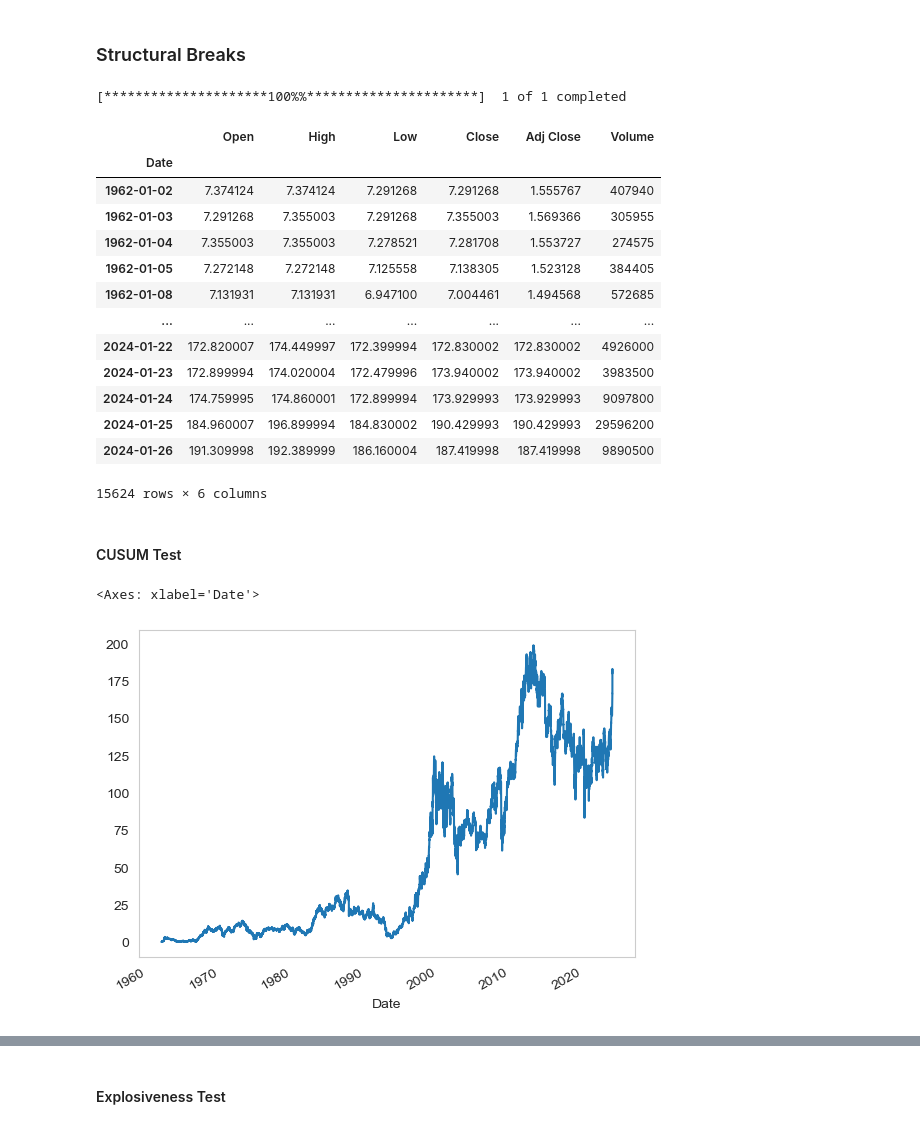
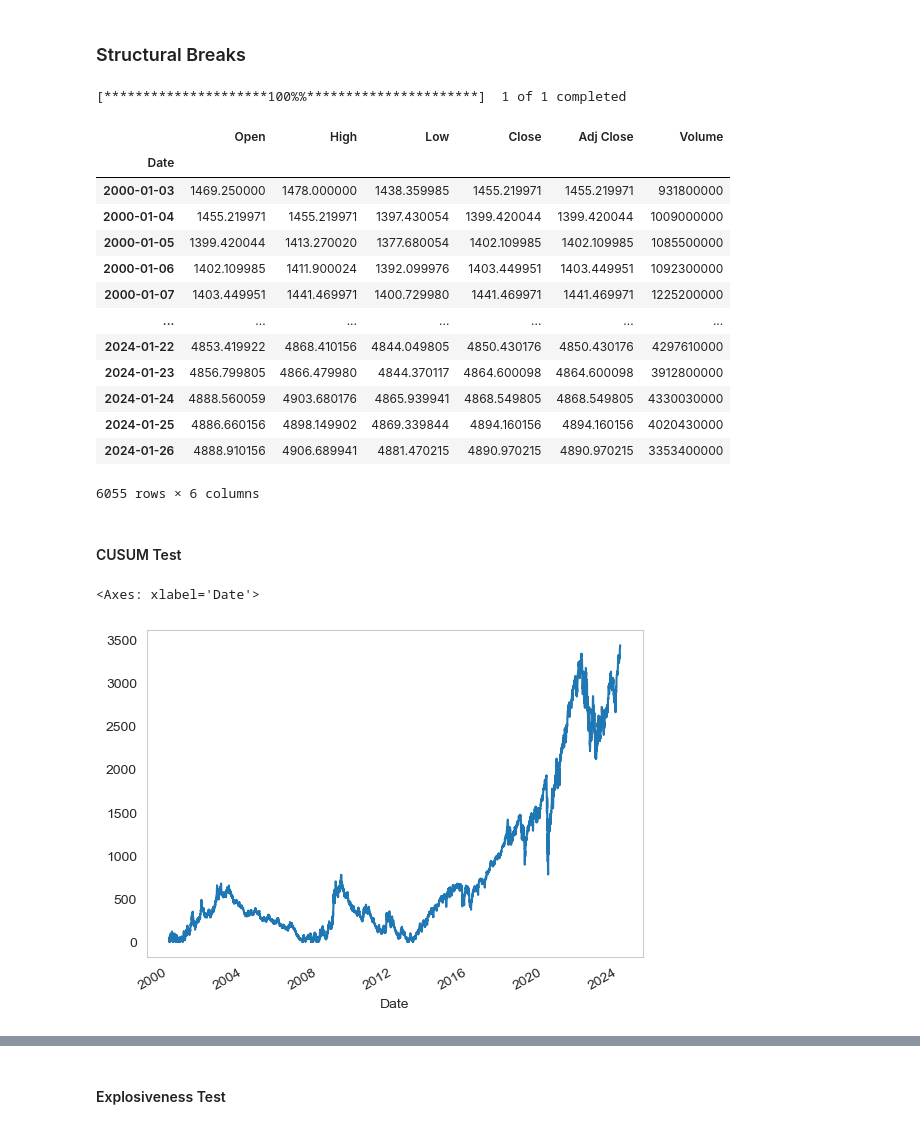
Before and after one commit to Tommylee1013/FinancialMachineLearning, a Jupyter notebook: Advances in Financial Machine Learning/Chap17StructuralBreaks.ipynb, the cells around one changed output, grey strips where cells are left out. Saved outputs shown, nothing was run; the diff lists cells and outputs as text; code cells hidden in the pictures.

```diff
--- a/Advances in Financial Machine Learning/Chap17StructuralBreaks.ipynb
+++ b/Advances in Financial Machine Learning/Chap17StructuralBreaks.ipynb
@@ -9,27 +9,27 @@ from FinancialMachineLearning.regime_change.supremum_adf import *
 from FinancialMachineLearning.regime_change.cusum_test import *
 from FinancialMachineLearning.regime_change.chow_type import *
 # %%
-start_date = '1962-01-01'
+start_date = '2000-01-01'
 end_date = '2024-01-29'
-ticker = 'IBM'
+ticker = '^GSPC'
 data = yf.download(ticker, start = start_date, end = end_date)
 data
 # %% [output]
 [*********************100%%**********************]  1 of 1 completed
 |  | Open | High | Low | Close | Adj Close | Volume |
 | Date |  |  |  |  |  |  |
-| 1962-01-02 | 7.374124 | 7.374124 | 7.291268 | 7.291268 | 1.555767 | 407940 |
-| 1962-01-03 | 7.291268 | 7.355003 | 7.291268 | 7.355003 | 1.569366 | 305955 |
-| 1962-01-04 | 7.355003 | 7.355003 | 7.278521 | 7.281708 | 1.553727 | 274575 |
-| 1962-01-05 | 7.272148 | 7.272148 | 7.125558 | 7.138305 | 1.523128 | 384405 |
-| 1962-01-08 | 7.131931 | 7.131931 | 6.947100 | 7.004461 | 1.494568 | 572685 |
+| 2000-01-03 | 1469.250000 | 1478.000000 | 1438.359985 | 1455.219971 | 1455.219971 | 931800000 |
+| 2000-01-04 | 1455.219971 | 1455.219971 | 1397.430054 | 1399.420044 | 1399.420044 | 1009000000 |
+| 2000-01-05 | 1399.420044 | 1413.270020 | 1377.680054 | 1402.109985 | 1402.109985 | 1085500000 |
+| 2000-01-06 | 1402.109985 | 1411.900024 | 1392.099976 | 1403.449951 | 1403.449951 | 1092300000 |
+| 2000-01-07 | 1403.449951 | 1441.469971 | 1400.729980 | 1441.469971 | 1441.469971 | 1225200000 |
 | ... | ... | ... | ... | ... | ... | ... |
-| 2024-01-22 | 172.820007 | 174.449997 | 172.399994 | 172.830002 | 172.830002 | 4926000 |
-| 2024-01-23 | 172.899994 | 174.020004 | 172.479996 | 173.940002 | 173.940002 | 3983500 |
-| 2024-01-24 | 174.759995 | 174.860001 | 172.899994 | 173.929993 | 173.929993 | 9097800 |
-| 2024-01-25 | 184.960007 | 196.899994 | 184.830002 | 190.429993 | 190.429993 | 29596200 |
-| 2024-01-26 | 191.309998 | 192.389999 | 186.160004 | 187.419998 | 187.419998 | 9890500 |
+| 2024-01-22 | 4853.419922 | 4868.410156 | 4844.049805 | 4850.430176 | 4850.430176 | 4297610000 |
+| 2024-01-23 | 4856.799805 | 4866.479980 | 4844.370117 | 4864.600098 | 4864.600098 | 3912800000 |
+| 2024-01-24 | 4888.560059 | 4903.680176 | 4865.939941 | 4868.549805 | 4868.549805 | 4330030000 |
+| 2024-01-25 | 4886.660156 | 4898.149902 | 4869.339844 | 4894.160156 | 4894.160156 | 4020430000 |
+| 2024-01-26 | 4888.910156 | 4906.689941 | 4881.470215 | 4890.970215 | 4890.970215 | 3353400000 |
-15624 rows × 6 columns
+6055 rows × 6 columns
 # %% [markdown]
 #### CUSUM Test
 # %%
@@ -41,7 +41,7 @@ get_values_diff(
 ).plot(grid = False)
 # %% [output]
 <Axes: xlabel='Date'>
-[figure, old version]
+[figure, new version]
 # %%
 chu_stinchcombe = get_chu_stinchcombe_white_statistics(
     series = np.log(data['Close']),
```
Also changed, not shown: parts of 4 cells of this notebook, 1 other file.
